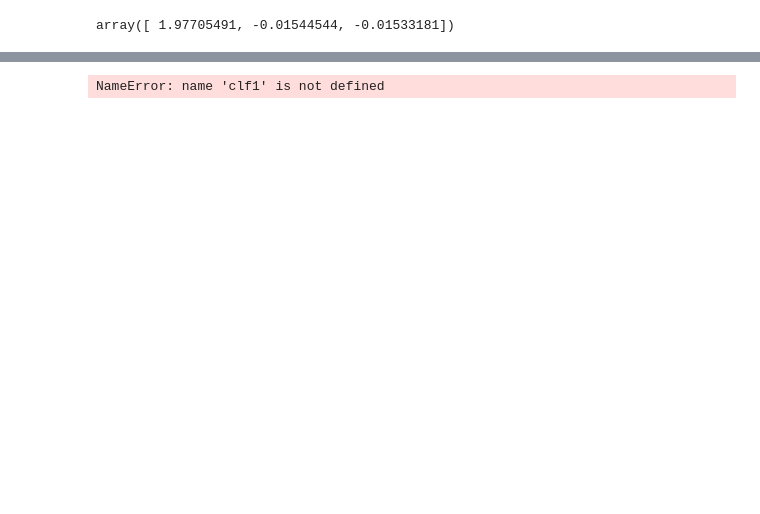
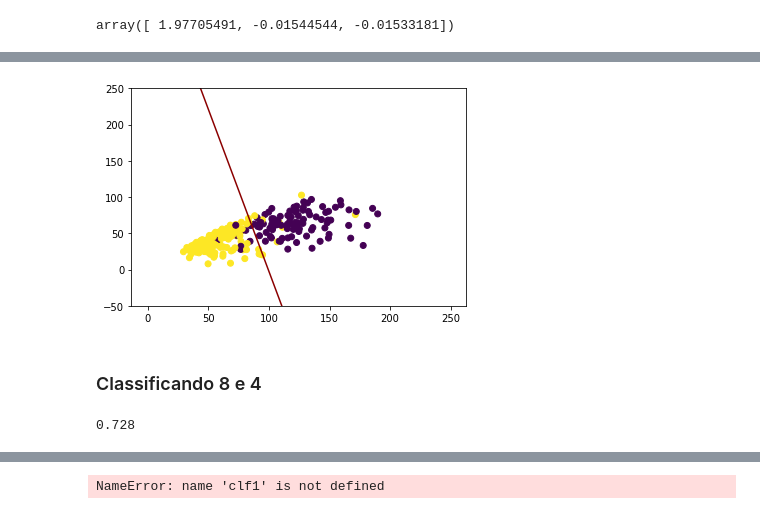
Before and after one commit to italonicacio/ml-project-digit-recognition, a Jupyter notebook: src/digit_classifier.ipynb, the cells around one changed output, grey strips where cells are left out. Saved outputs shown, nothing was run; the diff lists cells and outputs as text; code cells hidden in the pictures; blank space fills up the shorter version.

```diff
--- a/src/digit_classifier.ipynb
+++ b/src/digit_classifier.ipynb
@@ -267,0 +147,14 @@ weighted avg       0.85      0.85      0.85       250
+# %%
+values1 = [1, 8]
+
+principal = values1[0]
+
+filtered_test_A = filter_label(test, values1)
+filtered_test_A = filtered_test_A[:size_test]
+
+filtered_train_A = filter_label(train, values1)
+filtered_train_A = filtered_train_A[:size_train]
+
+
+x_test_A, y_test_A = generate_x_y(filtered_test_A, principal_label=principal)
+x_train_A, y_train_A = generate_x_y(filtered_train_A, principal_label=principal)
@@ -267,0 +190,19 @@ weighted avg       0.85      0.85      0.85       250
+# %%
+PrintPlot(x_test_A, y_test_A, w)
+# %% [output]
+[figure, added]
+# %% [markdown]
+### Classificando 8 e 4
+# %%
+clf = LinearRegression()
+# clf = LogisticRegression(tmax=50000)
+# clf.fit(x_train_0x1, y_train_0x1, max_iter=200)
+# clf.fit(x_train_0x1, y_train_0x1)
+clf.fit(x_train_B, y_train_B)
+predict_y = clf.predict(x_test_B)
+print(clf.score(x_test_B, y_test_B))
+w = clf.get_w()
+
+W_.append(w)
+# %% [output]
+0.728
```
Also changed, not shown: parts of 37 cells of this notebook, 7 other files.
